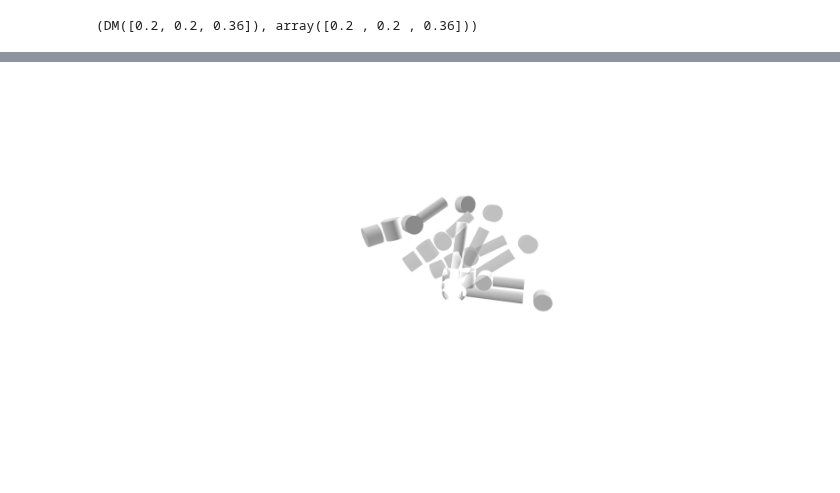
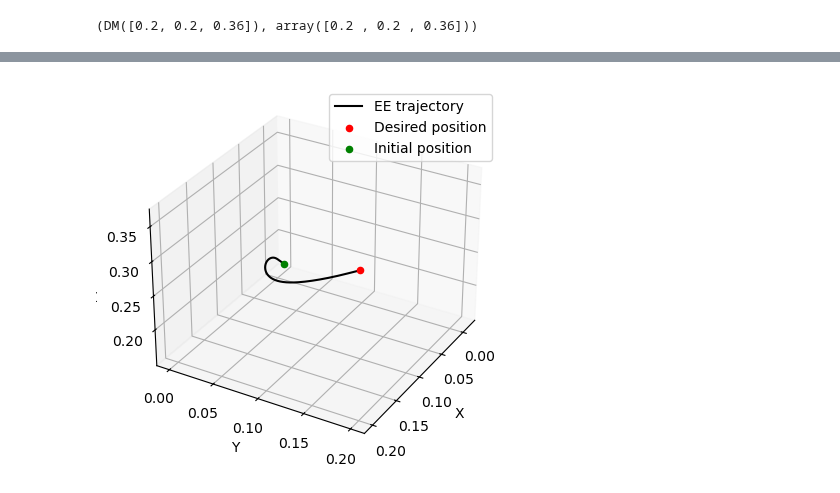
Before and after one commit to simeon-ned/varitop, a Jupyter notebook: examples/notebooks/06_z1_opti.ipynb, the cells around one changed output, grey strips where cells are left out. Saved outputs shown, nothing was run; the diff lists cells and outputs as text; code cells hidden in the pictures; blank space fills up the shorter version.

```diff
--- a/examples/notebooks/06_z1_opti.ipynb
+++ b/examples/notebooks/06_z1_opti.ipynb
@@ -207,3 +220,38 @@ plt.show()
+# %%
+ee_pos = []
+for i in range(len(q_opt.T)):
+    ee_pos.append(darli_model.body('ee').position(q_opt[:, i]).T)
+ee_pos = np.array(ee_pos).squeeze()
+# %%
+dpos = np.array(vp.value(desired_pos))
+pos0 = ee_pos[0, :]
+# %%
+ax = plt.figure().add_subplot(projection='3d')
+
+# Plot a sin curve using the x and y axes.
+x = ee_pos[:, 0]
+y = ee_pos[:, 1]
+z = ee_pos[:, 2]
+ax.plot(x, y, z, label='EE trajectory', color='black')
+ax.scatter(dpos[0], dpos[1], dpos[2], color='red', label='Desired position')
+ax.scatter(pos0[0], pos0[1], pos0[2], color='green', label='Initial position')
+
+# Make legend, set axes limits and labels
+ax.legend()
+# ax.set_xlim(0, 1)
+# ax.set_ylim(0, 1)
+# ax.set_zlim(0, 1)
+ax.set_xlabel('X')
+ax.set_ylabel('Y')
+ax.set_zlabel('Z')
+
+# Customize the view angle so it's easier to see that the scatter points lie
+# on the plane y=0
+ax.view_init(elev=30., azim=30, roll=0)
+plt.savefig('trajectory.png', dpi=300)
+plt.show()
+# %% [output]
+[figure, added]
 # %%
 from time import sleep
 # %%
@@ -224,18 +272,16 @@ frames = np.array(frames)
 # %%
-final_image = np.zeros_like(frames[0], dtype=float)
-for i in range(len(frames)):
-    if i == 0:
-        alpha = 1
-    elif i == len(frames) - 1:
-        alpha = 1
-    else:
-        alpha = 0.3
-    final_image += alpha * np.array(frames[i].astype(float))
-    final_image = np.clip(final_image, 0, 255)
-final_image = Image.fromarray(final_image.astype(np.uint8))
-final_image
+# final_image = np.zeros_like(frames[0], dtype=float)
+# for i in range(len(frames)):
+#     if i == 0:
+#         alpha = 1
+#     elif i == len(frames) - 1:
+#         alpha = 1
+#     else:
+#         alpha = 0.3
+#     final_image += alpha * np.array(frames[i].astype(float))
+#     final_image = np.clip(final_image, 0, 255)
+# final_image = Image.fromarray(final_image.astype(np.uint8))
+# final_image
-# %% [output]
-[figure, removed]
 # %%
 cropped = final_image.crop((650, 150, 1250, 750))
 cropped
```
Also changed, not shown: parts of 6 cells of this notebook, 1 other file.
